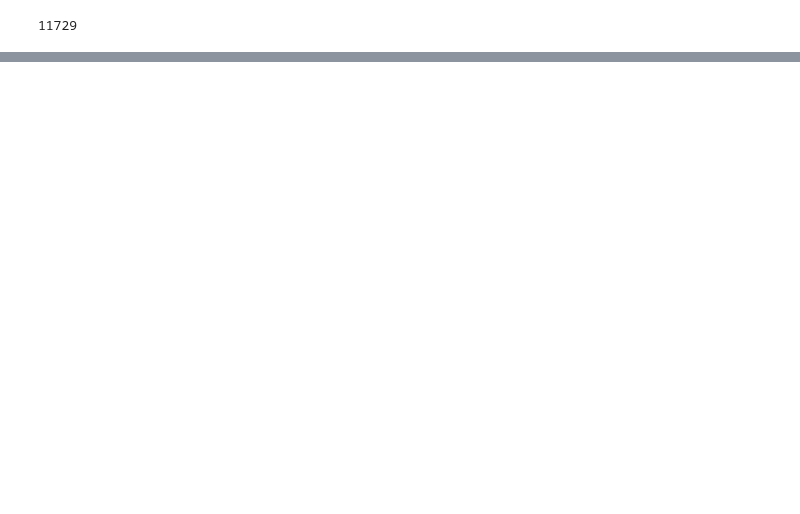
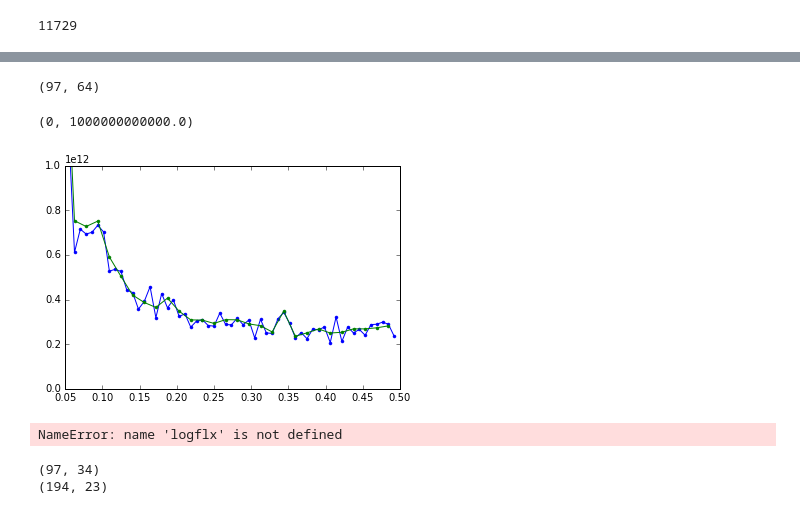
Before and after one commit to ajlemma/maxij, a Jupyter notebook: crosspower_redo_analysis_oct10.ipynb, the cells around one changed output, grey strips where cells are left out. Saved outputs shown, nothing was run; the diff lists cells and outputs as text; code cells hidden in the pictures; blank space fills up the shorter version.

Commit message:
added cross power spectrum stuff

```diff
--- a/crosspower_redo_analysis_oct10.ipynb
+++ b/crosspower_redo_analysis_oct10.ipynb
@@ -149,0 +211,50 @@ datadict = {'chunkID':np.arange(ctot),
+# %%
+def pds_single_chunk(flx):
+    clength = len(flx)
+    t = xrange(clength)
+    freqlength = clength/2
+    freq = np.arange(freqlength)/(np.float(clength))
+    af = np.fft.fft(flx)
+    power = np.abs(af[:freqlength])**2
+
+    return freq,power
+# %%
+c128 = 2*np.arange(ctot/2)
+overlap128 = []
+powerspec128 = []
+powerspec64 = []
+for c in c128:
+#     fluxes_rho_maxij = np.ravel([list(datadict[str(c)]['rho_maxij_med_ts']),
+#                       list(datadict[str(c+1)]['rho_maxij_med_ts'])])
+    freq64,power = pds_single_chunk(datadict[str(c)]['rho_maxij_fixed_ts'])
+    powerspec64.append(power)
+    freq64,power = pds_single_chunk(datadict[str(c+1)]['rho_maxij_fixed_ts'])
+    powerspec64.append(power)
+
+    fluxes_rho_maxij = np.ravel([list(datadict[str(c)]['rho_maxij_fixed_ts']),
+                      list(datadict[str(c+1)]['rho_maxij_fixed_ts'])])
+
+    c128_times = np.ravel([list(datadict[str(c)]['unix_time']),
+                      list(datadict[str(c+1)]['unix_time'])])
+#     print c128_times-optical_time_seconds[0]
+
+    if c in overlap or (c+1) in overlap:
+        overlap128.append(c/2)
+
+    freq128,power = pds_single_chunk(fluxes_rho_maxij)
+    powerspec128.append(power)
+
+# print overlap128
+# print [v/2 for v in overlap]
+powerspec64=np.asarray(powerspec64)
+powerspec128 = np.asarray(powerspec128)
+print np.shape(powerspec128)
+ptot=np.sum(powerspec128,axis=0)
+plt.plot(freq128,ptot,'.-b')
+plt.plot(freq64,np.sum(powerspec64,axis=0),'.-g')
+plt.xlim(0.05,.5)
+plt.ylim(0,1e12)
+# %% [output]
+(97, 64)
+(0, 1000000000000.0)
+[figure, added]
@@ -149,0 +291,16 @@ datadict = {'chunkID':np.arange(ctot),
+# %%
+logflx64, logpsd_rho_maxij64 = p_2_logp(freq64,powerspec64,0.03,4)
+logflx128, logpsd_rho_maxij128 = p_2_logp(freq128,powerspec128,0.03,4)
+print logflx[:1]
+# print np.shape(logpsd_rho_maxij)
+# %% [output]
+NameError: name 'logflx' is not defined
+# %%
+rho_maxij_map128 = np.asarray((10.**logflx128[:1])*(logpsd_rho_maxij128[:,1:]))
+rho_maxij_map64 = np.asarray((10.**logflx64[:1])*(logpsd_rho_maxij64[:,1:]))
+# print rho_maxij_map
+print np.shape(rho_maxij_map128)
+print np.shape(rho_maxij_map64)
+# %% [output]
+(97, 34)
+(194, 23)
```
Also changed, not shown: parts of 27 cells of this notebook.
